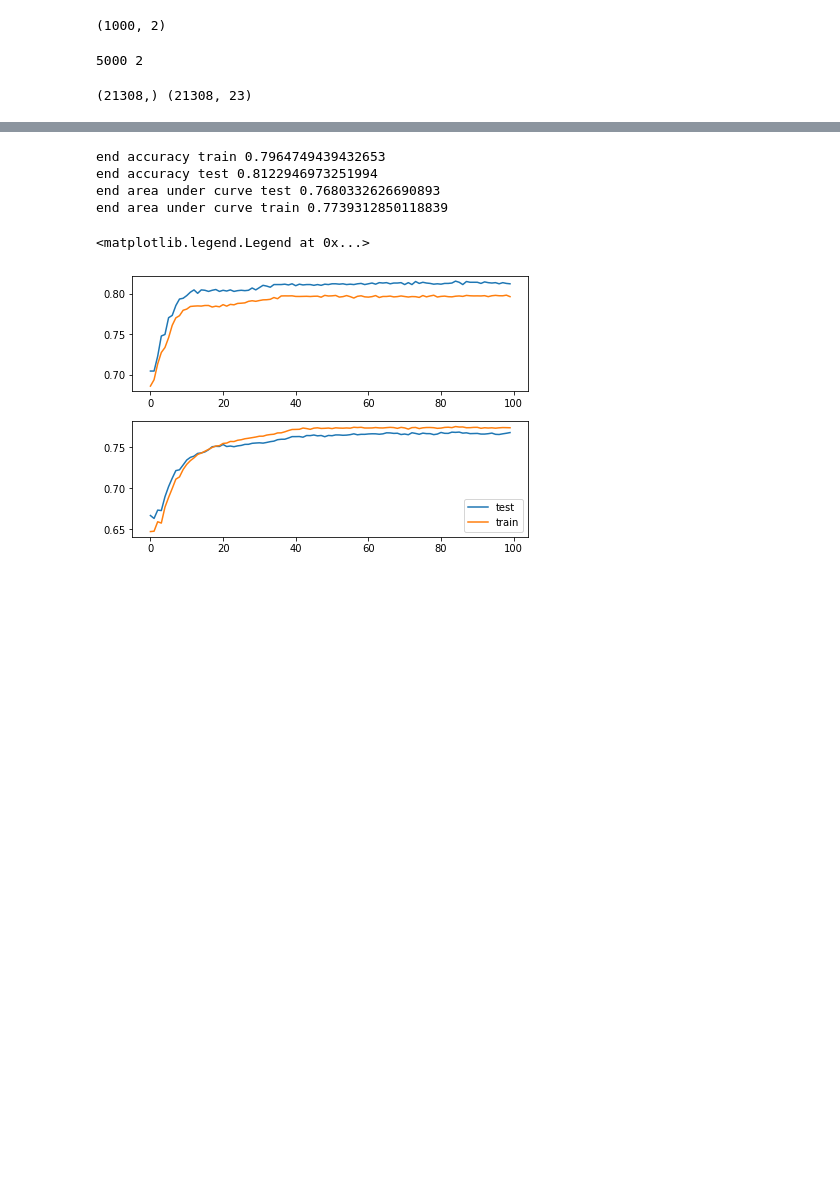
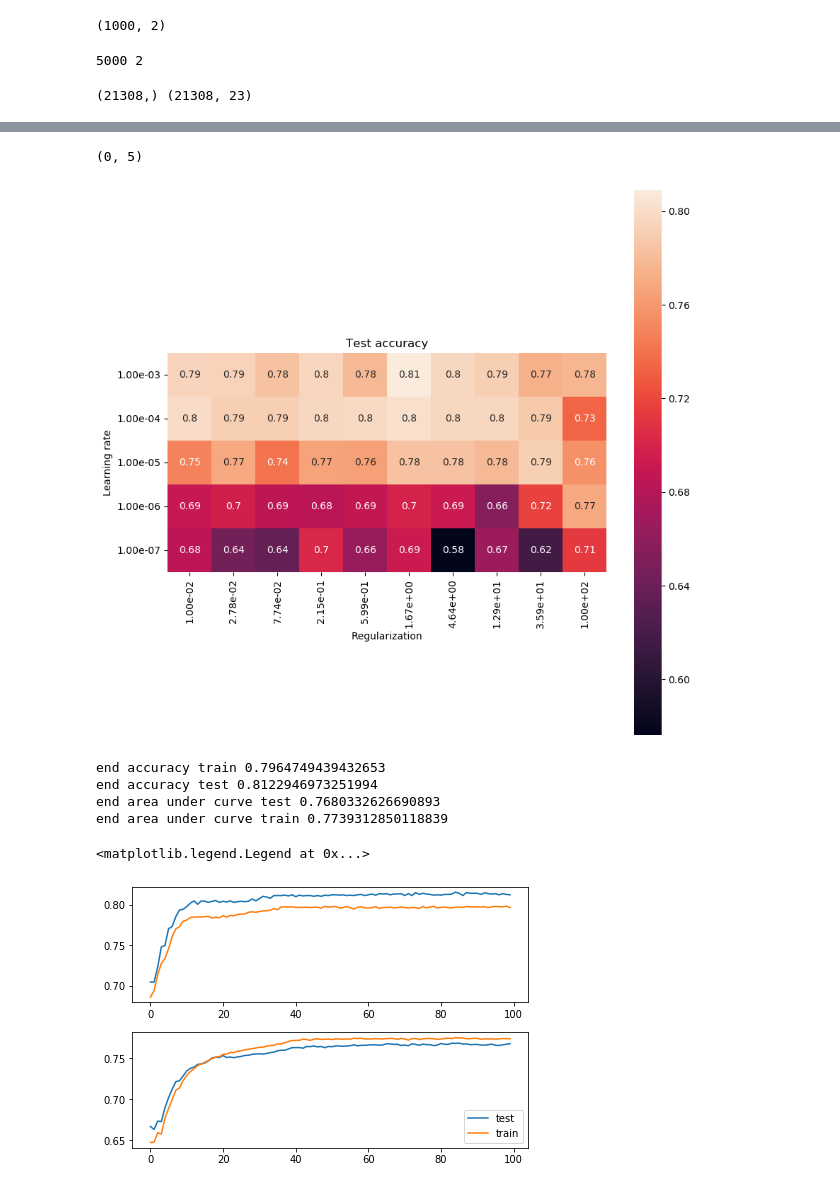
Before and after one commit to asdfbat/FYS-STK4155, a Jupyter notebook: Project2/src/NN_self2.ipynb, the cells around one changed output, grey strips where cells are left out. Cells and saved outputs as stored; diff of their text form; code cells hidden in the pictures; blank space fills up the shorter version.

```diff
--- a/Project2/src/NN_self2.ipynb
+++ b/Project2/src/NN_self2.ipynb
@@ -317,3 +381,25 @@ print(AUC_mean,accuracy_mean)
+# %%
+import seaborn as sns
+import matplotlib as mpl
+mpl.rcdefaults()
+accuracy_test = np.zeros_like(many_nns,dtype=float)
+accuracy_train = np.zeros_like(accuracy_test,dtype=float)
+for i,eta in enumerate(etas):
+    for j,lmbd in enumerate(lmbds):
+        accuracy_test[i,j] = many_nns[i,j].accuracy_each_epoch_test[-1]
+        accuracy_train[i,j] = many_nns[i,j].accuracy_each_epoch_train[-1]
+
+etas_ticks = ['{:.2e}'.format(x) for x in etas]
+lmbds_ticks = ['{:.2e}'.format(x) for x in lmbds]
+fig,ax = plt.subplots(figsize=(10,10))
+sns.heatmap(accuracy_test,annot=True,ax=ax,square=True,xticklabels=lmbds_ticks,yticklabels=etas_ticks)
+ax.set_title('Test accuracy')
+ax.set_ylabel('Learning rate')
+ax.set_xlabel('Regularization')
+plt.ylim(0,5)
+# %% [output]
+(0, 5)
+[figure, added]
 # %%
 Y_pred_train = nn.predict(X_train_scaled)
 Y_pred = nn.predict(X_test_scaled)
```
Also changed, not shown: parts of 5 cells of this notebook, 1 other file.
